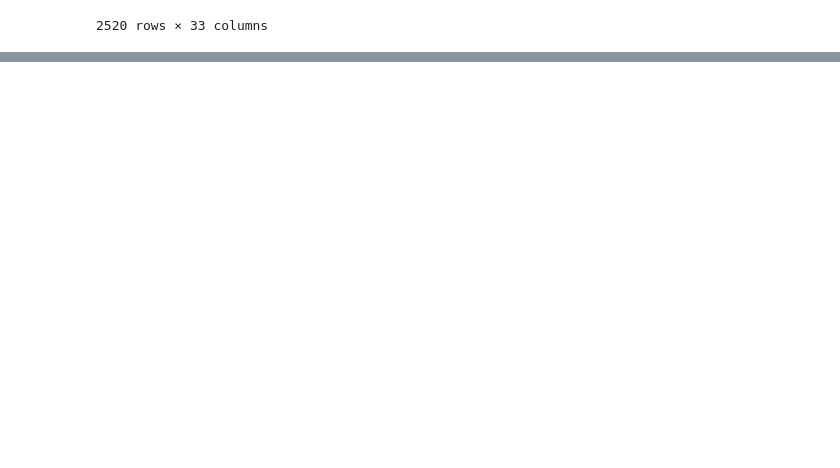
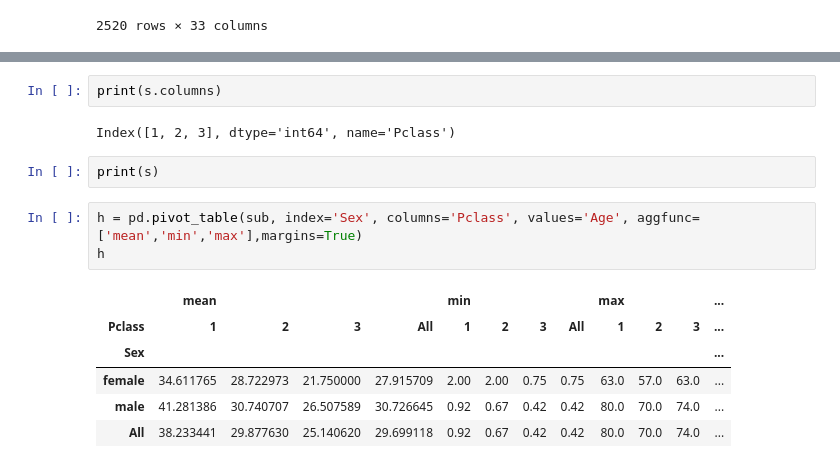
Before and after one commit to yashdeep-patil/Pandas, a Jupyter notebook: pandas.ipynb, the cells around one changed output, grey strips where cells are left out. Cells and saved outputs as stored; diff of their text form; blank space fills up the shorter version.

```diff
--- a/pandas.ipynb
+++ b/pandas.ipynb
@@ -917,0 +1034,16 @@ pd.concat([sub,kub])
+# %%
+print(s.columns)
+# %% [output]
+Index([1, 2, 3], dtype='int64', name='Pclass')
+# %%
+print(s)
+# %%
+h = pd.pivot_table(sub, index='Sex', columns='Pclass', values='Age', aggfunc=['mean','min','max'],margins=True)
+h
+# %% [output]
+|  | mean |  |  |  | min |  |  |  | max |  |  | ... |
+| Pclass | 1 | 2 | 3 | All | 1 | 2 | 3 | All | 1 | 2 | 3 | ... |
+| Sex |  |  |  |  |  |  |  |  |  |  |  | ... |
+| female | 34.611765 | 28.722973 | 21.750000 | 27.915709 | 2.00 | 2.00 | 0.75 | 0.75 | 63.0 | 57.0 | 63.0 | ... |
+| male | 41.281386 | 30.740707 | 26.507589 | 30.726645 | 0.92 | 0.67 | 0.42 | 0.42 | 80.0 | 70.0 | 74.0 | ... |
+| All | 38.233441 | 29.877630 | 25.140620 | 29.699118 | 0.92 | 0.67 | 0.42 | 0.42 | 80.0 | 70.0 | 74.0 | ... |
```
Also changed, not shown: parts of 12 cells of this notebook.
